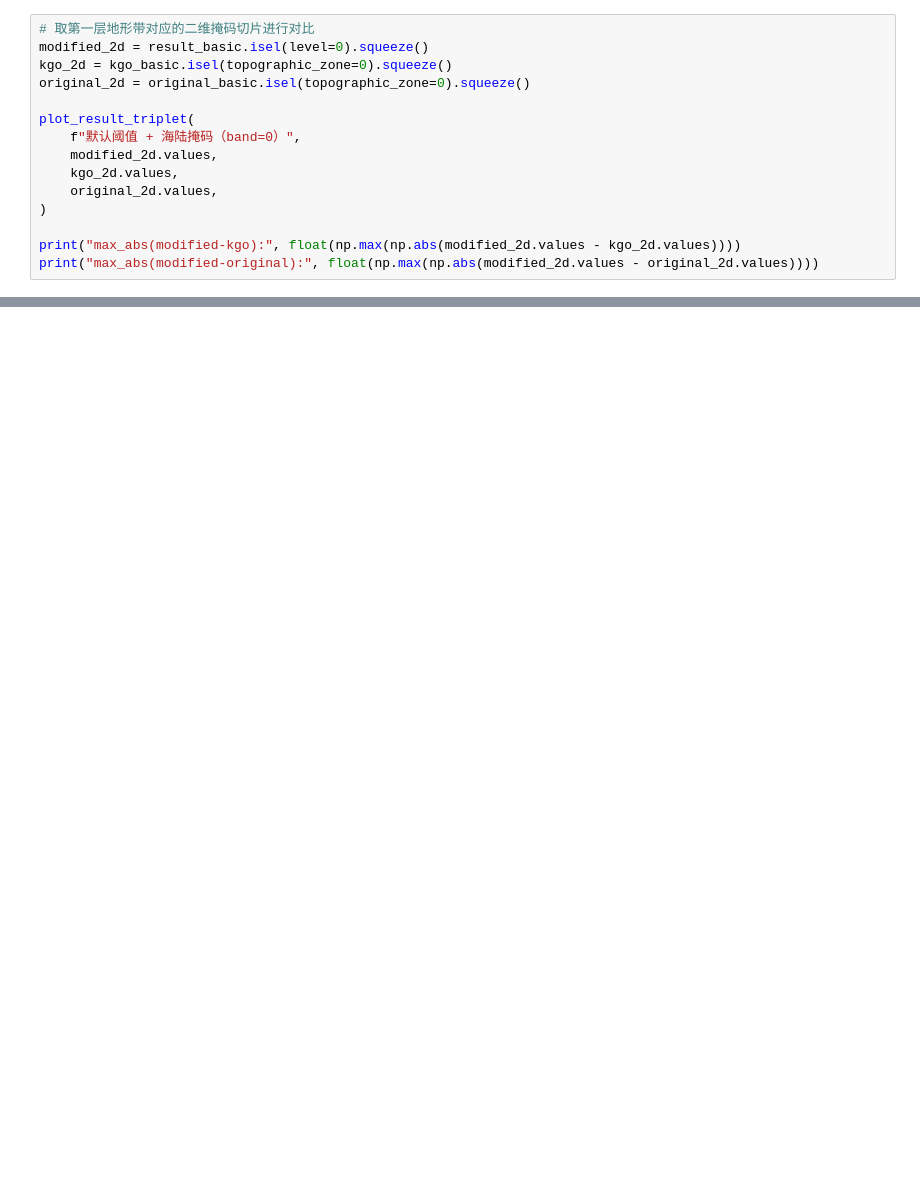
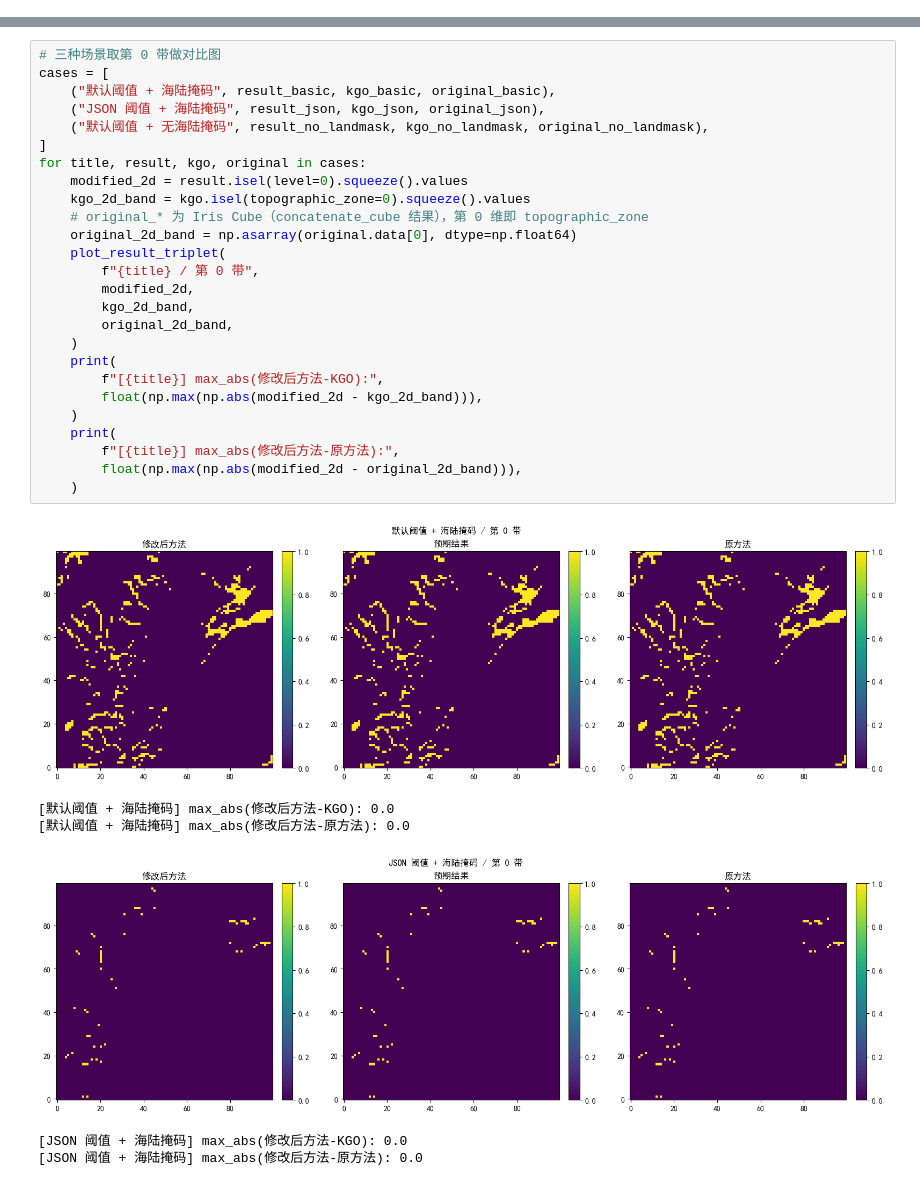
Before and after one commit to guoyunqian/NIMM_pip_repos, a Jupyter notebook: 00temp/generate_ancillary/nbs/generate_ancillary.ipynb, the cells around one changed output, grey strips where cells are left out. Drawn from its saved outputs; the diff is of its cells as text; blank space fills up the shorter version.

```diff
--- a/00temp/generate_ancillary/nbs/generate_ancillary.ipynb
+++ b/00temp/generate_ancillary/nbs/generate_ancillary.ipynb
@@ -330,15 +0,0 @@ band_index | center | lower | upper
-# %%
-# 取第一层地形带对应的二维掩码切片进行对比
-modified_2d = result_basic.isel(level=0).squeeze()
-kgo_2d = kgo_basic.isel(topographic_zone=0).squeeze()
-original_2d = original_basic.isel(topographic_zone=0).squeeze()
-
-plot_result_triplet(
-    f"默认阈值 + 海陆掩码（band=0）",
-    modified_2d.values,
-    kgo_2d.values,
-    original_2d.values,
-)
-
-print("max_abs(modified-kgo):", float(np.max(np.abs(modified_2d.values - kgo_2d.values))))
-print("max_abs(modified-original):", float(np.max(np.abs(modified_2d.values - original_2d.values))))
@@ -498,0 +501,33 @@ plt.show()
+# %%
+# 三种场景取第 0 带做对比图
+cases = [
+    ("默认阈值 + 海陆掩码", result_basic, kgo_basic, original_basic),
+    ("JSON 阈值 + 海陆掩码", result_json, kgo_json, original_json),
+    ("默认阈值 + 无海陆掩码", result_no_landmask, kgo_no_landmask, original_no_landmask),
+]
+for title, result, kgo, original in cases:
+    modified_2d = result.isel(level=0).squeeze().values
+    kgo_2d_band = kgo.isel(topographic_zone=0).squeeze().values
+    # original_* 为 Iris Cube（concatenate_cube 结果），第 0 维即 topographic_zone
+    original_2d_band = np.asarray(original.data[0], dtype=np.float64)
+    plot_result_triplet(
+        f"{title} / 第 0 带",
+        modified_2d,
+        kgo_2d_band,
+        original_2d_band,
+    )
+    print(
+        f"[{title}] max_abs(修改后方法-KGO):",
+        float(np.max(np.abs(modified_2d - kgo_2d_band))),
+    )
+    print(
+        f"[{title}] max_abs(修改后方法-原方法):",
+        float(np.max(np.abs(modified_2d - original_2d_band))),
+    )
+# %% [output]
+[figure, added]
+[默认阈值 + 海陆掩码] max_abs(修改后方法-KGO): 0.0
+[默认阈值 + 海陆掩码] max_abs(修改后方法-原方法): 0.0
+[figure, added]
+[JSON 阈值 + 海陆掩码] max_abs(修改后方法-KGO): 0.0
+[JSON 阈值 + 海陆掩码] max_abs(修改后方法-原方法): 0.0
```
Also changed, not shown: parts of 64 cells of this notebook, 12 other files.
